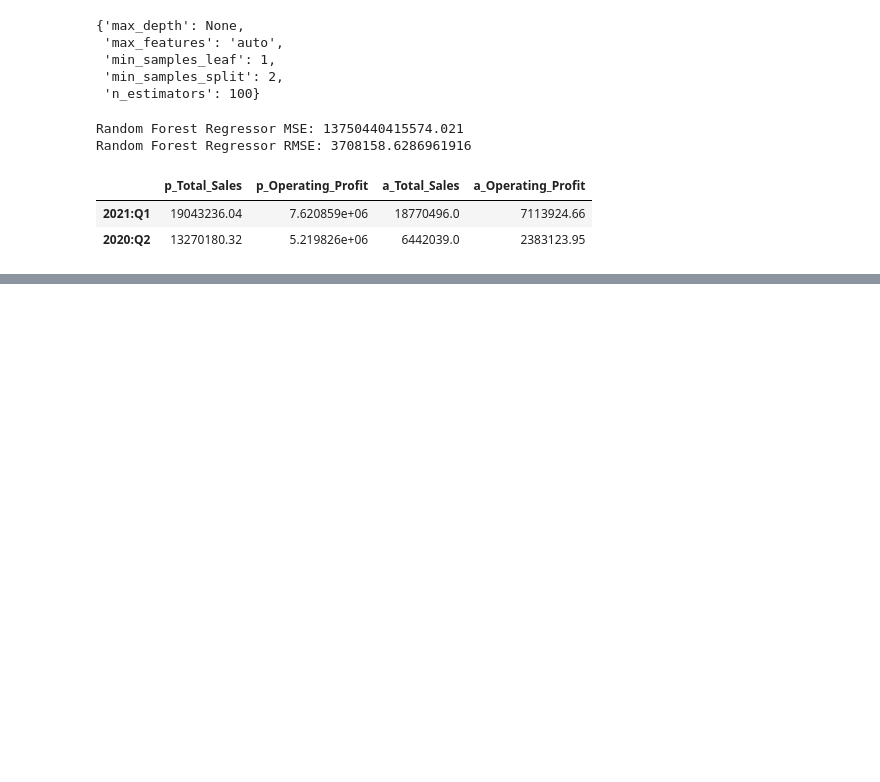
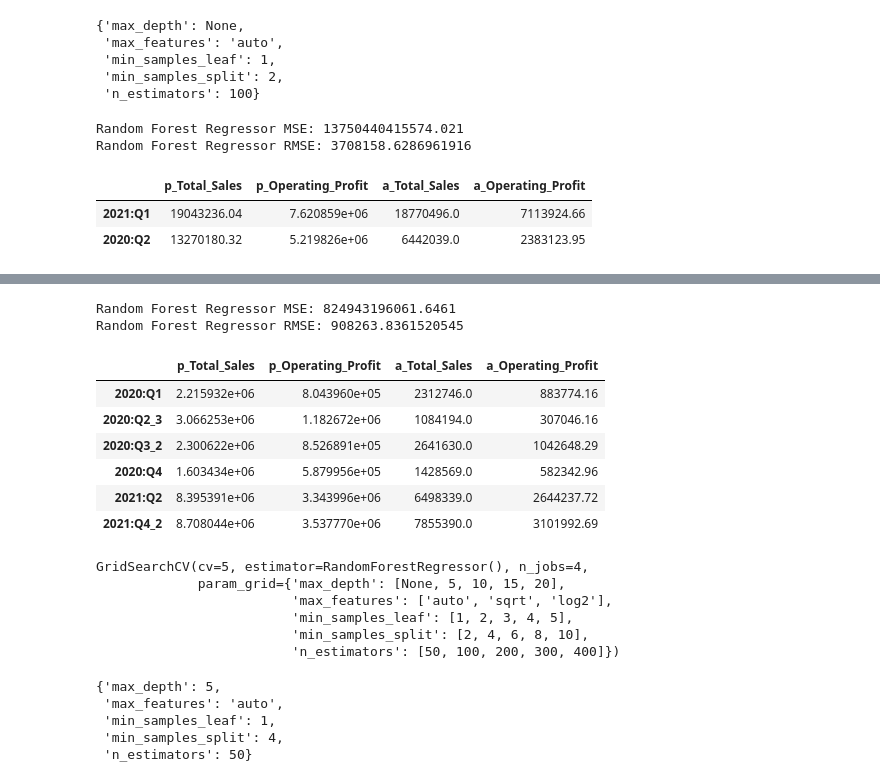
Before and after one commit to MitchellGleason/Final-Project, a Jupyter notebook: Machine Leanring Notebooks/multi_linear_reg_ML.ipynb, the cells around one changed output, grey strips where cells are left out. Drawn from its saved outputs; the diff is of its cells as text; code cells hidden in the pictures; blank space fills up the shorter version.

```diff
--- a/Machine Leanring Notebooks/multi_linear_reg_ML.ipynb
+++ b/Machine Leanring Notebooks/multi_linear_reg_ML.ipynb
@@ -353,0 +425,47 @@ px.line(opt_rfr_df, x=opt_rfr_df.index, y=['p_Total_Sales', 'a_Total_Sales', 'p_
+# %%
+#Define feature set (which includes all three demographic columns)
+X = monthly_merged_df.iloc[:-9, :3]
+
+#Define target set (which includes the total sales and operating profit columns)
+y = monthly_merged_df.iloc[:-9, 3:]
+
+#Prediction sets
+X_pred = monthly_merged_df.iloc[-9:, :3]
+y_pred = monthly_merged_df.iloc[-9:, 3:]
+# %%
+#Split data into training and testing sets
+X_train, X_test, y_train, y_test = train_test_split(X, y, random_state=31)
+# %%
+#Create a random forest regressor
+rfr = RandomForestRegressor(n_estimators=100, random_state=0)
+# %%
+#Fit the model to the training data
+rfr.fit(X_train, y_train)
+
+#Make predictions using the testing data
+rfr_predictions = rfr.predict(X_test)
+# %%
+rfr_mse = mean_squared_error(y_test, rfr_predictions)
+rfr_rmse = rfr_mse**.5
+
+print(f'Random Forest Regressor MSE: {rfr_mse}')
+print(f'Random Forest Regressor RMSE: {rfr_rmse}')
+# %% [output]
+Random Forest Regressor MSE: 824943196061.6461
+Random Forest Regressor RMSE: 908263.8361520545
+# %%
+#A RMSE of 908263 means that the model is off by about $900,000 on average
+
+#Create a dataframe of the predictions
+rfr_df = pd.DataFrame(rfr_predictions, columns=['p_Total_Sales', 'p_Operating_Profit'], index=y_test.index)
+rfr_df['a_Total_Sales'], rfr_df['a_Operating_Profit'] = y_test['Total Sales'], y_test['Operating Profit']
+rfr_df = rfr_df.sort_index()
+rfr_df
+# %% [output]
+|  | p_Total_Sales | p_Operating_Profit | a_Total_Sales | a_Operating_Profit |
+| 2020:Q1 | 2.215932e+06 | 8.043960e+05 | 2312746.0 | 883774.16 |
+| 2020:Q2_3 | 3.066253e+06 | 1.182672e+06 | 1084194.0 | 307046.16 |
+| 2020:Q3_2 | 2.300622e+06 | 8.526891e+05 | 2641630.0 | 1042648.29 |
+| 2020:Q4 | 1.603434e+06 | 5.879956e+05 | 1428569.0 | 582342.96 |
+| 2021:Q2 | 8.395391e+06 | 3.343996e+06 | 6498339.0 | 2644237.72 |
+| 2021:Q4_2 | 8.708044e+06 | 3.537770e+06 | 7855390.0 | 3101992.69 |
@@ -353,0 +475,26 @@ px.line(opt_rfr_df, x=opt_rfr_df.index, y=['p_Total_Sales', 'a_Total_Sales', 'p_
+# %%
+#Find optimal parameters using GridSearchCV
+grid = {'n_estimators': [50, 100, 200, 300, 400],
+        'max_depth': [None, 5, 10, 15, 20],
+        'min_samples_split': [2, 4, 6, 8, 10],
+        'min_samples_leaf': [1, 2, 3, 4, 5],
+        'max_features': ['auto', 'sqrt', 'log2']}
+
+#Grid search function
+CV_rfr = GridSearchCV(estimator=RandomForestRegressor(), param_grid=grid, cv=5, n_jobs=4)
+CV_rfr.fit(X_train, y_train)
+# %% [output]
+GridSearchCV(cv=5, estimator=RandomForestRegressor(), n_jobs=4,
+             param_grid={'max_depth': [None, 5, 10, 15, 20],
+                         'max_features': ['auto', 'sqrt', 'log2'],
+                         'min_samples_leaf': [1, 2, 3, 4, 5],
+                         'min_samples_split': [2, 4, 6, 8, 10],
+                         'n_estimators': [50, 100, 200, 300, 400]})
+# %%
+CV_rfr.best_params_
+# %% [output]
+{'max_depth': 5,
+ 'max_features': 'auto',
+ 'min_samples_leaf': 1,
+ 'min_samples_split': 4,
+ 'n_estimators': 50}
```
Also changed, not shown: parts of 24 cells of this notebook.
